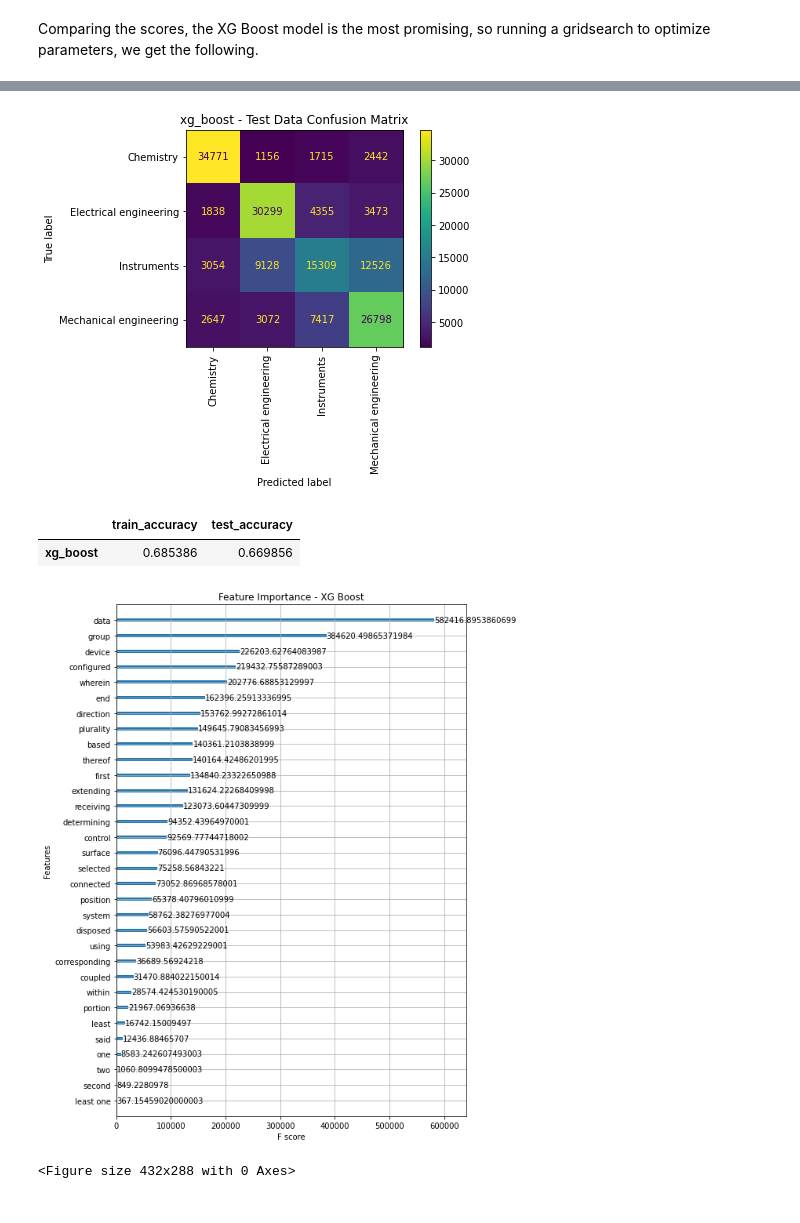
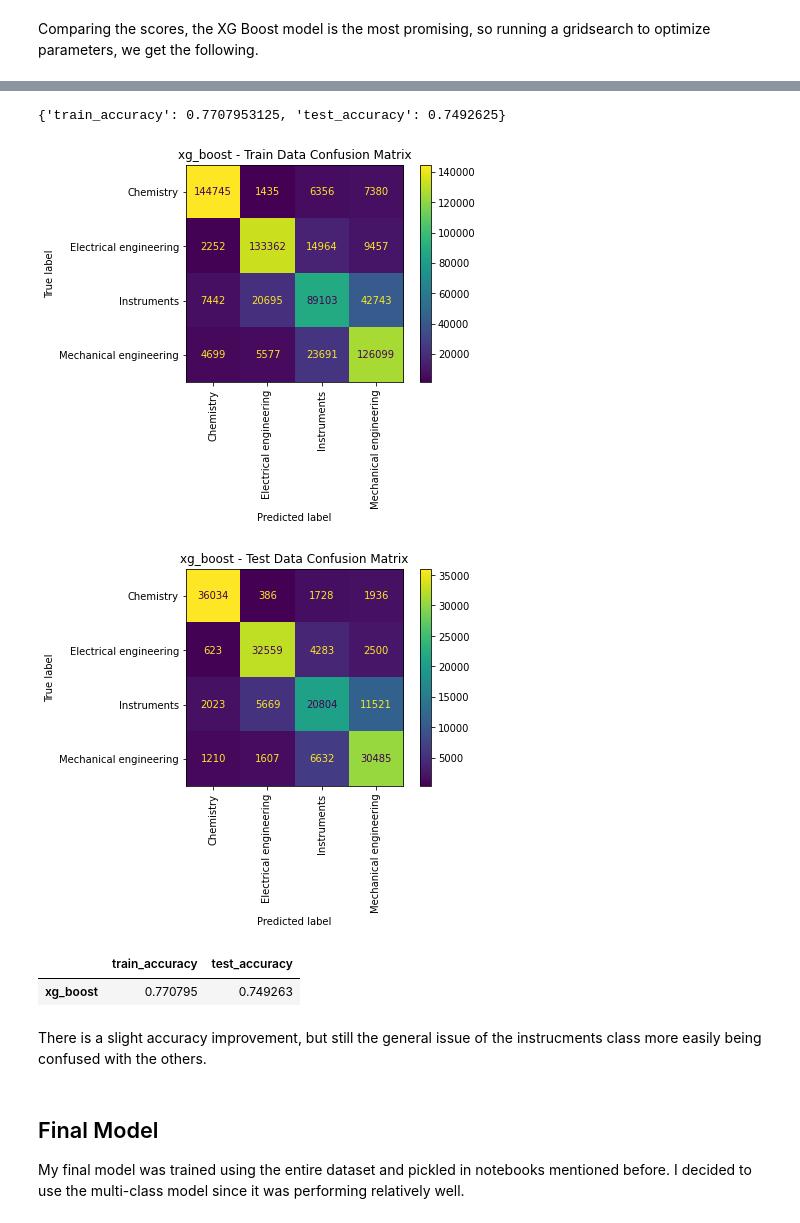
Before and after one commit to cmfritz/NLP-Patent-Classification, a Jupyter notebook: master.ipynb, the cells around one changed output, grey strips where cells are left out. Cells and saved outputs as stored; diff of their text form; code cells hidden in the pictures.

```diff
--- a/master.ipynb
+++ b/master.ipynb
@@ -212,22 +339,19 @@ scores
 # %%
-xgb_gs_scores2 = mylib.model_scores_only(model_gs_xgb, 'xg_boost',
+xgb_gs_scores2 = mylib.model_scores_pretrained(model_gs_xgb, 'xg_boost',
                                         X_train, X_test,
                                         y_train, y_test)
 # %% [output]
+{'train_accuracy': 0.7707953125, 'test_accuracy': 0.7492625}
-[figure, old version]
+[figure, new version]
+[figure, added]
 # %%
 xgb_gs_scores2
 # %% [output]
 |  | train_accuracy | test_accuracy |
-| xg_boost | 0.685386 | 0.669856 |
+| xg_boost | 0.770795 | 0.749263 |
-# %%
-# plot feature importance
-ax = plot_importance(model_xgb, importance_type='total_gain')
-plt.title('Feature Importance - XG Boost')
-fig = ax.figure
-fig.set_size_inches(8, 12)
-plt.show()
-savefig(f'images/feature_importance_xgb_4class.png', bbox_inches='tight', dpi=300)
-# %% [output]
-[figure, removed]
-<Figure size 432x288 with 0 Axes>
+# %% [markdown]
+There is a slight accuracy improvement, but still the general issue of the instrucments class more easily being confused with the others.
+# %% [markdown]
+## Final Model
+
+My final model was trained using the entire dataset and pickled in notebooks mentioned before. I decided to use the multi-class model since it was performing relatively well.
```
Also changed, not shown: parts of 65 cells of this notebook, 1 other file.
